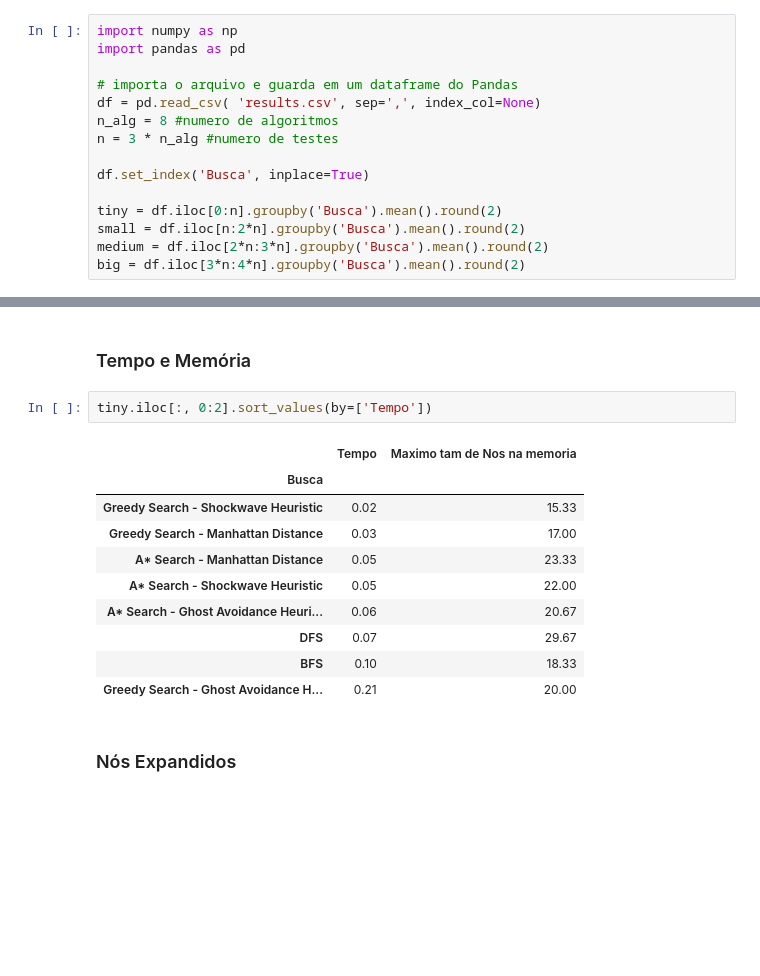
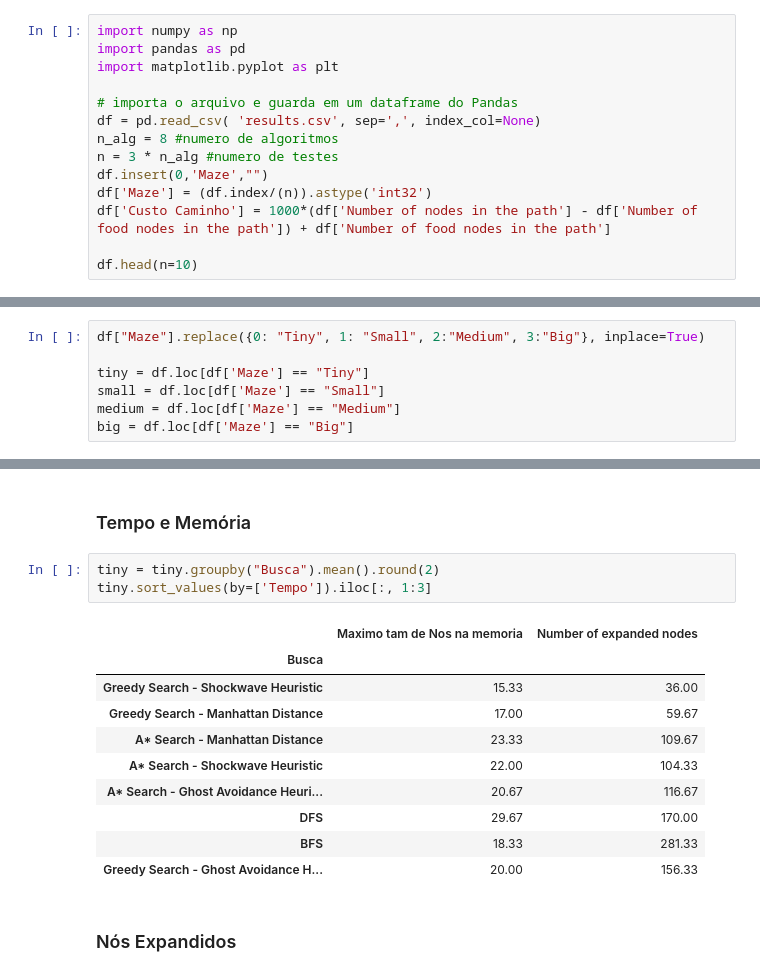
Before and after one commit to carolineap/mo416-2020s1-unicamp, a Jupyter notebook: project1/analysis.ipynb, the cells around one changed output, grey strips where cells are left out. Saved outputs shown, nothing was run; the diff lists cells and outputs as text; blank space fills up the shorter version.

```diff
--- a/project1/analysis.ipynb
+++ b/project1/analysis.ipynb
@@ -1,15 +57,14 @@
 # %%
 import numpy as np
 import pandas as pd
+import matplotlib.pyplot as plt
 
 # importa o arquivo e guarda em um dataframe do Pandas
 df = pd.read_csv( 'results.csv', sep=',', index_col=None)
 n_alg = 8 #numero de algoritmos
 n = 3 * n_alg #numero de testes
+df.insert(0,'Maze',"")
+df['Maze'] = (df.index/(n)).astype('int32')
+df['Custo Caminho'] = 1000*(df['Number of nodes in the path'] - df['Number of food nodes in the path']) + df['Number of food nodes in the path']
 
-df.set_index('Busca', inplace=True)
-
-tiny = df.iloc[0:n].groupby('Busca').mean().round(2)
-small = df.iloc[n:2*n].groupby('Busca').mean().round(2)
-medium = df.iloc[2*n:3*n].groupby('Busca').mean().round(2)
-big = df.iloc[3*n:4*n].groupby('Busca').mean().round(2)
+df.head(n=10)
@@ -16,19 +83,27 @@ big = df.iloc[3*n:4*n].groupby('Busca').mean().round(2)
+# %%
+df["Maze"].replace({0: "Tiny", 1: "Small", 2:"Medium", 3:"Big"}, inplace=True)
+
+tiny = df.loc[df['Maze'] == "Tiny"]
+small = df.loc[df['Maze'] == "Small"]
+medium = df.loc[df['Maze'] == "Medium"]
+big = df.loc[df['Maze'] == "Big"]
 # %% [markdown]
 ## Tiny Maze
 # %% [markdown]
 ### Tempo e Memória
 # %%
-tiny.iloc[:, 0:2].sort_values(by=['Tempo'])
+tiny = tiny.groupby("Busca").mean().round(2)
+tiny.sort_values(by=['Tempo']).iloc[:, 1:3]
 # %% [output]
-|  | Tempo | Maximo tam de Nos na memoria |
+|  | Maximo tam de Nos na memoria | Number of expanded nodes |
 | Busca |  |  |
-| Greedy Search - Shockwave Heuristic | 0.02 | 15.33 |
-| Greedy Search - Manhattan Distance | 0.03 | 17.00 |
-| A* Search - Manhattan Distance | 0.05 | 23.33 |
-| A* Search - Shockwave Heuristic | 0.05 | 22.00 |
-| A* Search - Ghost Avoidance Heuri... | 0.06 | 20.67 |
-| DFS | 0.07 | 29.67 |
-| BFS | 0.10 | 18.33 |
-| Greedy Search - Ghost Avoidance H... | 0.21 | 20.00 |
+| Greedy Search - Shockwave Heuristic | 15.33 | 36.00 |
+| Greedy Search - Manhattan Distance | 17.00 | 59.67 |
+| A* Search - Manhattan Distance | 23.33 | 109.67 |
+| A* Search - Shockwave Heuristic | 22.00 | 104.33 |
+| A* Search - Ghost Avoidance Heuri... | 20.67 | 116.67 |
+| DFS | 29.67 | 170.00 |
+| BFS | 18.33 | 281.33 |
+| Greedy Search - Ghost Avoidance H... | 20.00 | 156.33 |
 # %% [markdown]
 ### Nós Expandidos
```
Also changed, not shown: parts of 19 cells of this notebook.
